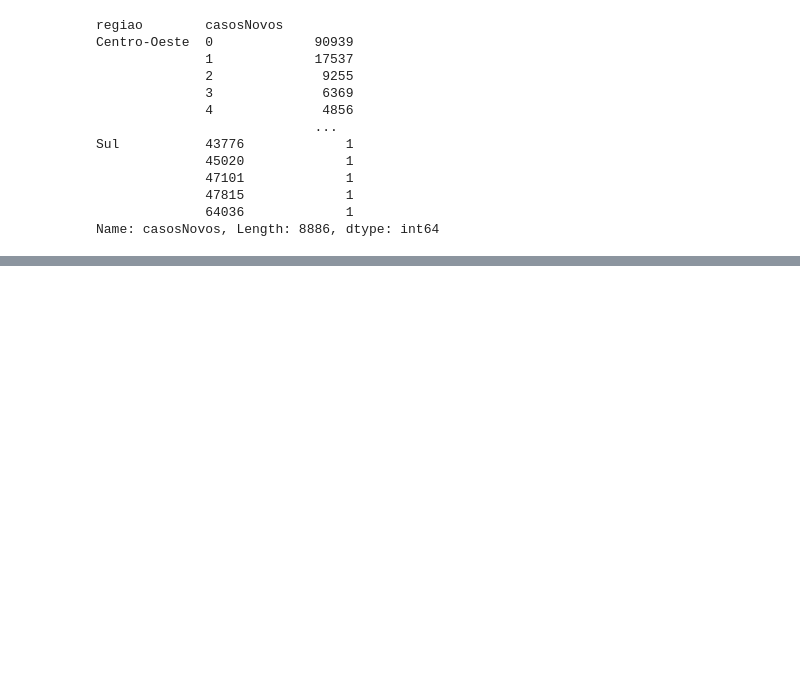
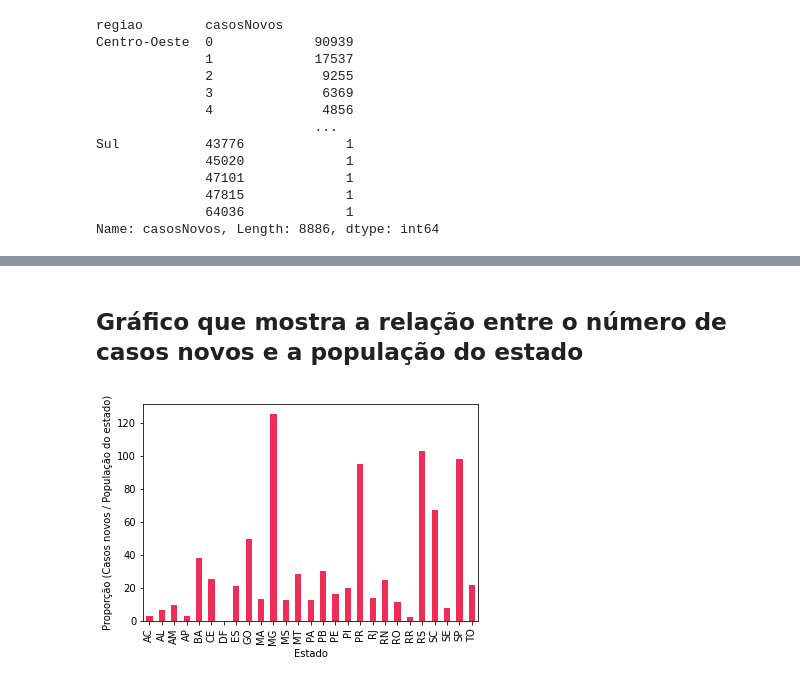
Before and after one commit to GabriellMiranda/TP-Dados-Analise-de-dados-de-covid, a Jupyter notebook: Trabalho_de_Dados.ipynb, the cells around one changed output, grey strips where cells are left out. Saved outputs shown, nothing was run; the diff lists cells and outputs as text; code cells hidden in the pictures; blank space fills up the shorter version.

```diff
--- a/Trabalho_de_Dados.ipynb
+++ b/Trabalho_de_Dados.ipynb
@@ -501,0 +549,13 @@ Name: casosNovos, Length: 8886, dtype: int64
+# %%
+df = RegioesBrasilFull
+df['Prop'] = df['casosNovos'] / df['populacaoTCU2019']
+# %% [markdown]
+## Gráfico que mostra a relação entre o número de casos novos e a população do estado
+# %%
+GroupState = df.groupby('estado')
+GroupState.sum()['Prop'].plot(kind='bar', color='#EF2D56')
+plt.xlabel('Estado')
+plt.ylabel('Proporção (Casos novos / População do estado)')
+plt.show()
+# %% [output]
+[figure, added]
```
Also changed, not shown: parts of 15 cells of this notebook.
